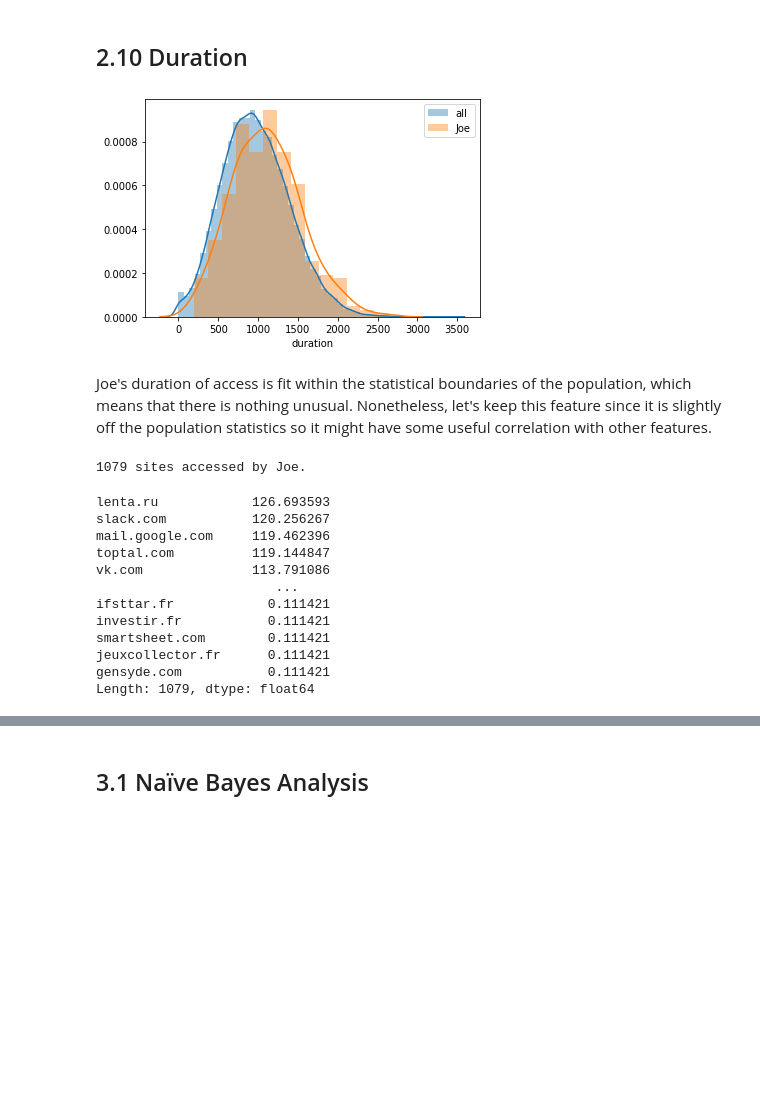
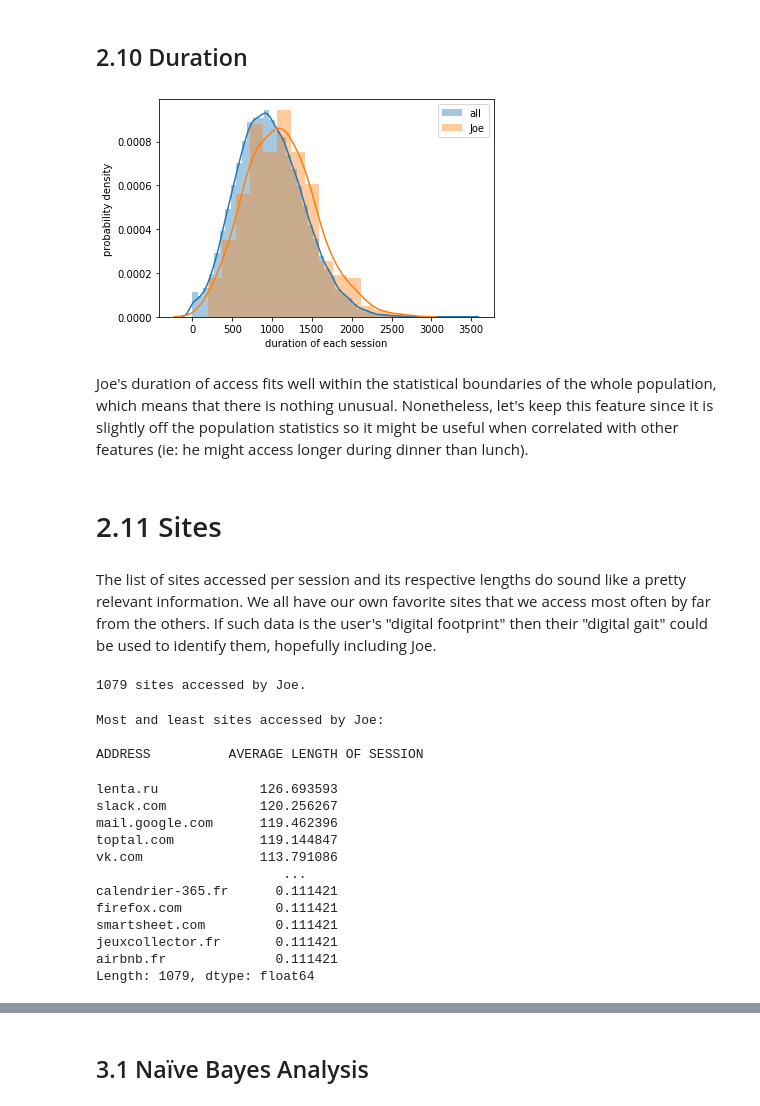
Before and after one commit to diogodutra/catch_joe, a Jupyter notebook: catch_joe_project.ipynb, the cells around one changed output, grey strips where cells are left out. Cells and saved outputs as stored; diff of their text form; code cells hidden in the pictures; blank space fills up the shorter version.

```diff
--- a/catch_joe_project.ipynb
+++ b/catch_joe_project.ipynb
@@ -240,13 +273,19 @@ Again, nothing useful from the month of the year.
 # %%
 df['duration'] = extract_duration(df)
 
 sns.distplot(df           ['duration'])
 sns.distplot(df[df['joe']]['duration'])
+plt.xlabel('duration of each session')
+plt.ylabel('probability density')
 _ = plt.legend(['all', 'Joe'])
 # %% [output]
-[figure, old version]
+[figure, new version]
 # %% [markdown]
-Joe's duration of access is fit within the statistical boundaries of the population, which means that there is nothing unusual. Nonetheless, let's keep this feature since it is slightly off the population statistics so it might have some useful correlation with other features.
+Joe's duration of access fits well within the statistical boundaries of the whole population, which means that there is nothing unusual. Nonetheless, let's keep this feature since it is slightly off the population statistics so it might be useful when correlated with other features (ie: he might access longer during dinner than lunch).
+# %% [markdown]
+# 2.11 Sites
+# %% [markdown]
+The list of sites accessed per session and its respective lengths do sound like a pretty relevant information. We all have our own favorite sites that we access most often by far from the others. If such data is the user's "digital footprint" then their "digital gait" could be used to identify them, hopefully including Joe.
 # %%
 sites_joe = {site.get('site') for sites in df[df['joe']]['sites'] for site in sites}
 print(len(sites_joe), 'sites accessed by Joe.')
@@ -256,19 +295,25 @@ print(len(sites_joe), 'sites accessed by Joe.')
 sites_joe_list = list(sites_joe)
 df_sites_joe_length = extract_lengths(df[df['joe']], sites_joe_list)
 df_sites_joe_length = df_sites_joe_length.mean().sort_values(ascending=False)
+
+print("Most and least sites accessed by Joe:")
+print('\nADDRESS \t AVERAGE LENGTH OF SESSION')
 df_sites_joe_length
 # %% [output]
-lenta.ru            126.693593
-slack.com           120.256267
-mail.google.com     119.462396
-toptal.com          119.144847
-vk.com              113.791086
-                       ...
-ifsttar.fr            0.111421
-investir.fr           0.111421
-smartsheet.com        0.111421
-jeuxcollector.fr      0.111421
-gensyde.com           0.111421
-Length: 1079, dtype: float64
+Most and least sites accessed by Joe:
+
+ADDRESS          AVERAGE LENGTH OF SESSION
+lenta.ru             126.693593
+slack.com            120.256267
+mail.google.com      119.462396
+toptal.com           119.144847
+vk.com               113.791086
+                        ...
+calendrier-365.fr      0.111421
+firefox.com            0.111421
+smartsheet.com         0.111421
+jeuxcollector.fr       0.111421
+airbnb.fr              0.111421
+Length: 1079, dtype: float64
 # %%
 df_sites_all_length = extract_lengths(df, sites_joe_list)
```
Also changed, not shown: parts of 64 cells of this notebook, 2 other files.
